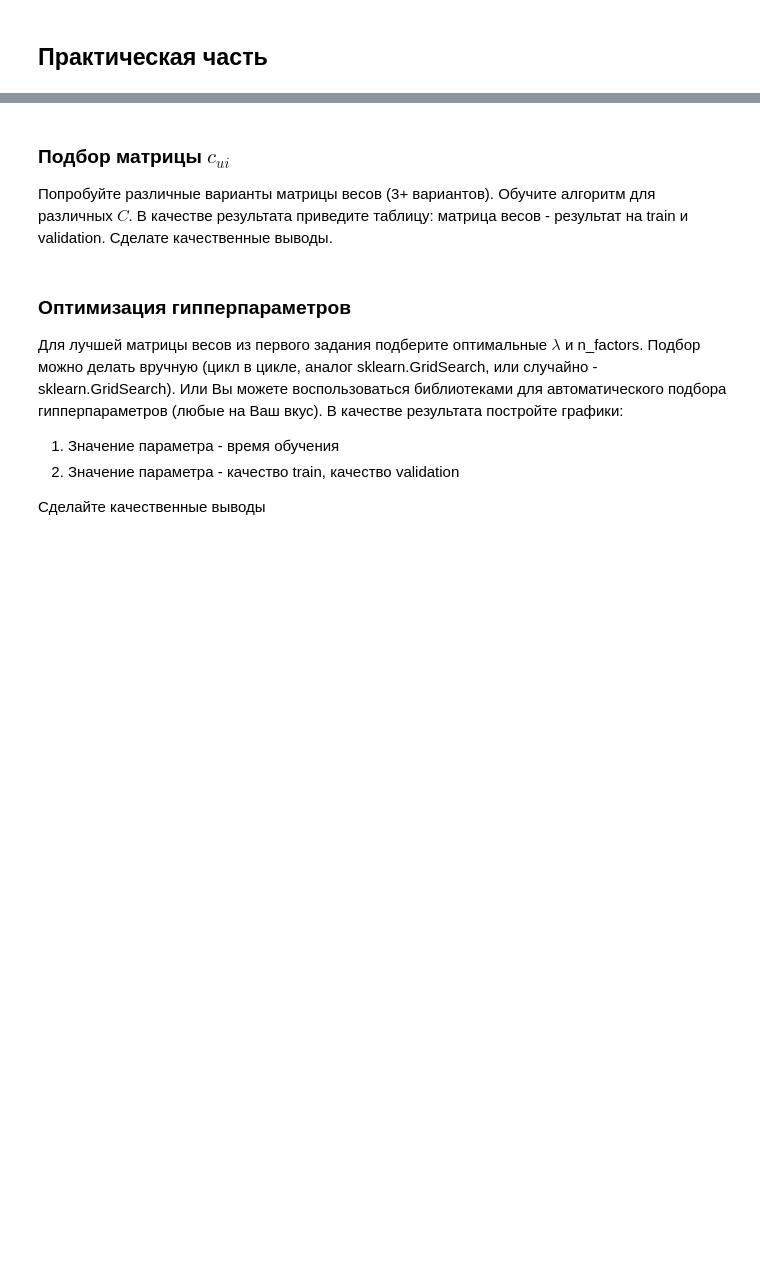
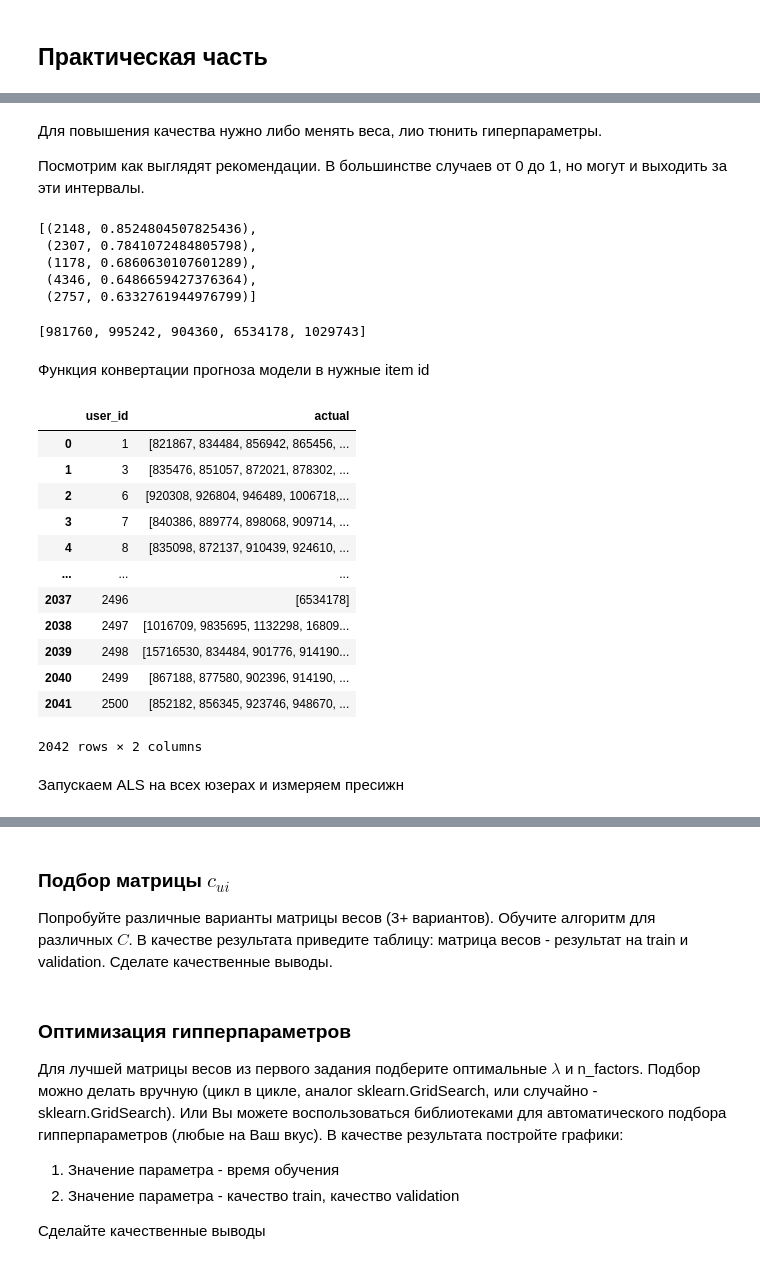
Before and after one commit to AndreiBazhenau/gb, a Jupyter notebook: rec_sys/hw3.ipynb, the cells around one changed output, grey strips where cells are left out. Saved outputs shown, nothing was run; the diff lists cells and outputs as text; code cells hidden in the pictures; blank space fills up the shorter version.

```diff
--- a/rec_sys/hw3.ipynb
+++ b/rec_sys/hw3.ipynb
@@ -23,0 +131,4 @@ import implicit
+# %%
+result = data_test.groupby('user_id')['item_id'].unique().reset_index()
+result.columns=['user_id', 'actual']
+result.head(2)
@@ -23,0 +222,18 @@ import implicit
+# %% [markdown]
+Для повышения качества нужно либо менять веса, лио тюнить гиперпараметры.
+
+Посмотрим как выглядят рекомендации. В большинстве случаев от 0 до 1, но могут и выходить за эти интервалы.
+# %%
+recs
+# %% [output]
+[(2148, 0.8524804507825436),
+ (2307, 0.7841072484805798),
+ (1178, 0.6860630107601289),
+ (4346, 0.6486659427376364),
+ (2757, 0.6332761944976799)]
+# %%
+[id_to_itemid[rec[0]] for rec in recs]
+# %% [output]
+[981760, 995242, 904360, 6534178, 1029743]
+# %% [markdown]
+Функция конвертации прогноза модели в нужные item id
@@ -23,0 +251,18 @@ import implicit
+# %%
+result
+# %% [output]
+|  | user_id | actual |
+| 0 | 1 | [821867, 834484, 856942, 865456, ... |
+| 1 | 3 | [835476, 851057, 872021, 878302, ... |
+| 2 | 6 | [920308, 926804, 946489, 1006718,... |
+| 3 | 7 | [840386, 889774, 898068, 909714, ... |
+| 4 | 8 | [835098, 872137, 910439, 924610, ... |
+| ... | ... | ... |
+| 2037 | 2496 | [6534178] |
+| 2038 | 2497 | [1016709, 9835695, 1132298, 16809... |
+| 2039 | 2498 | [15716530, 834484, 901776, 914190... |
+| 2040 | 2499 | [867188, 877580, 902396, 914190, ... |
+| 2041 | 2500 | [852182, 856345, 923746, 948670, ... |
+2042 rows × 2 columns
+# %% [markdown]
+Запускаем ALS на всех юзерах и измеряем пресижн
```
Also changed, not shown: parts of 28 cells of this notebook, 13 other files.
